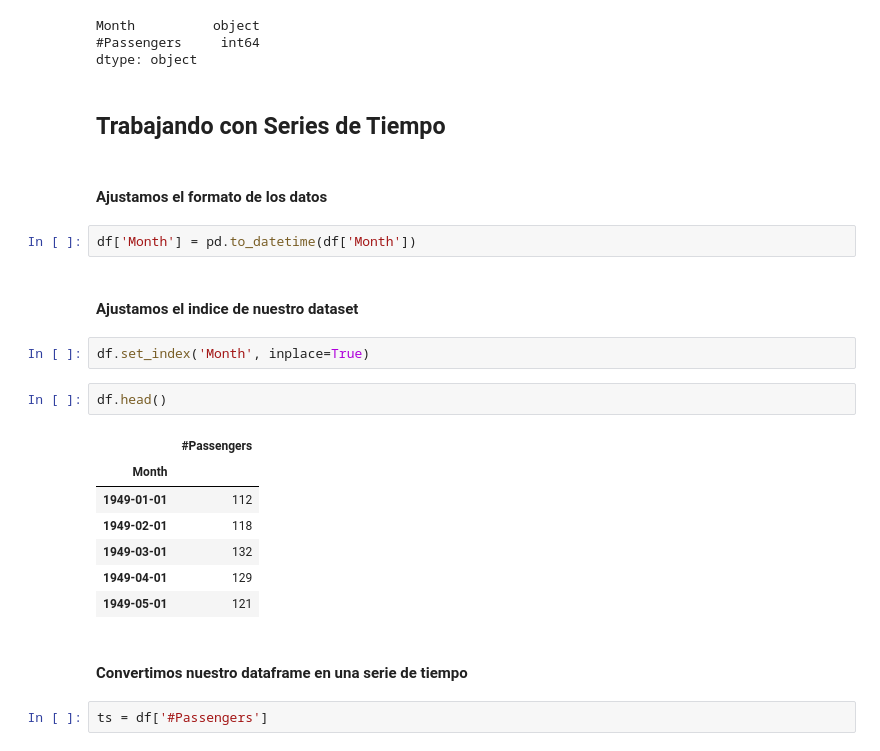
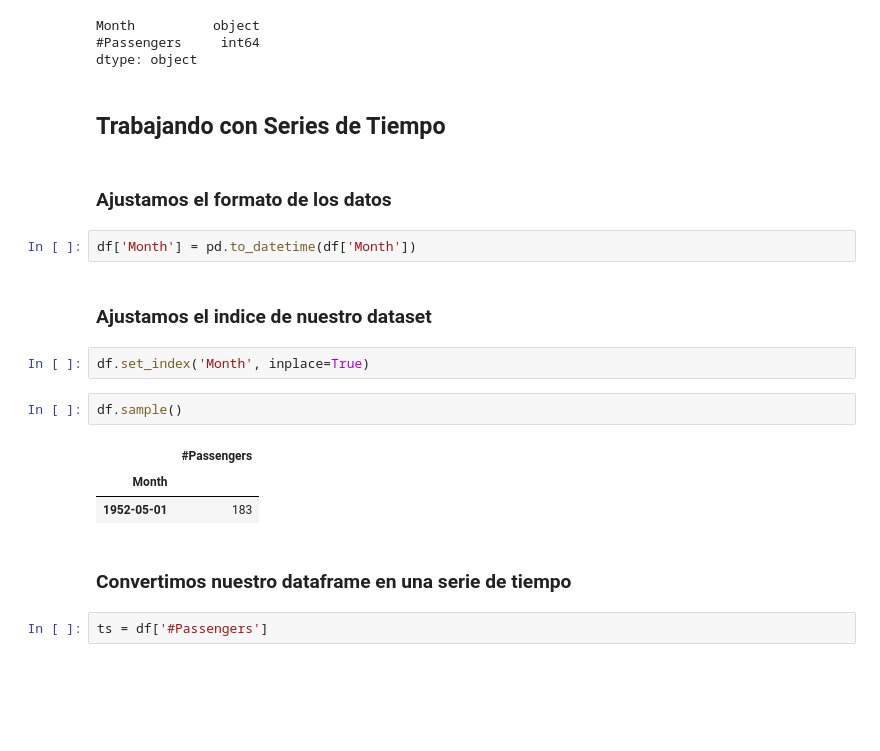
Before and after one commit to JuanFeA98/Time_Series, a Jupyter notebook: Introduction to Time Series.ipynb, the cells around one changed output. Drawn from its saved outputs; the diff is of its cells as text; blank space fills up the shorter version.

```diff
--- a/Introduction to Time Series.ipynb
+++ b/Introduction to Time Series.ipynb
@@ -21,27 +25,23 @@ Month          object
 #Passengers     int64
 dtype: object
 # %% [markdown]
-## Trabajando con Series de Tiempo
+## **Trabajando con Series de Tiempo**
 # %% [markdown]
-#### Ajustamos el formato de los datos
+### Ajustamos el formato de los datos
 # %%
 df['Month'] = pd.to_datetime(df['Month'])
 # %% [markdown]
-#### Ajustamos el indice de nuestro dataset
+### Ajustamos el indice de nuestro dataset
 # %%
 df.set_index('Month', inplace=True)
 # %%
-df.head()
+df.sample()
 # %% [output]
 |  | #Passengers |
 | Month |  |
-| 1949-01-01 | 112 |
-| 1949-02-01 | 118 |
-| 1949-03-01 | 132 |
-| 1949-04-01 | 129 |
-| 1949-05-01 | 121 |
+| 1952-05-01 | 183 |
 # %% [markdown]
-#### Convertimos nuestro dataframe en una serie de tiempo
+### Convertimos nuestro dataframe en una serie de tiempo
 # %%
 ts = df['#Passengers']
 # %%
```
Also changed, not shown: parts of 28 cells of this notebook, 2 other files.
